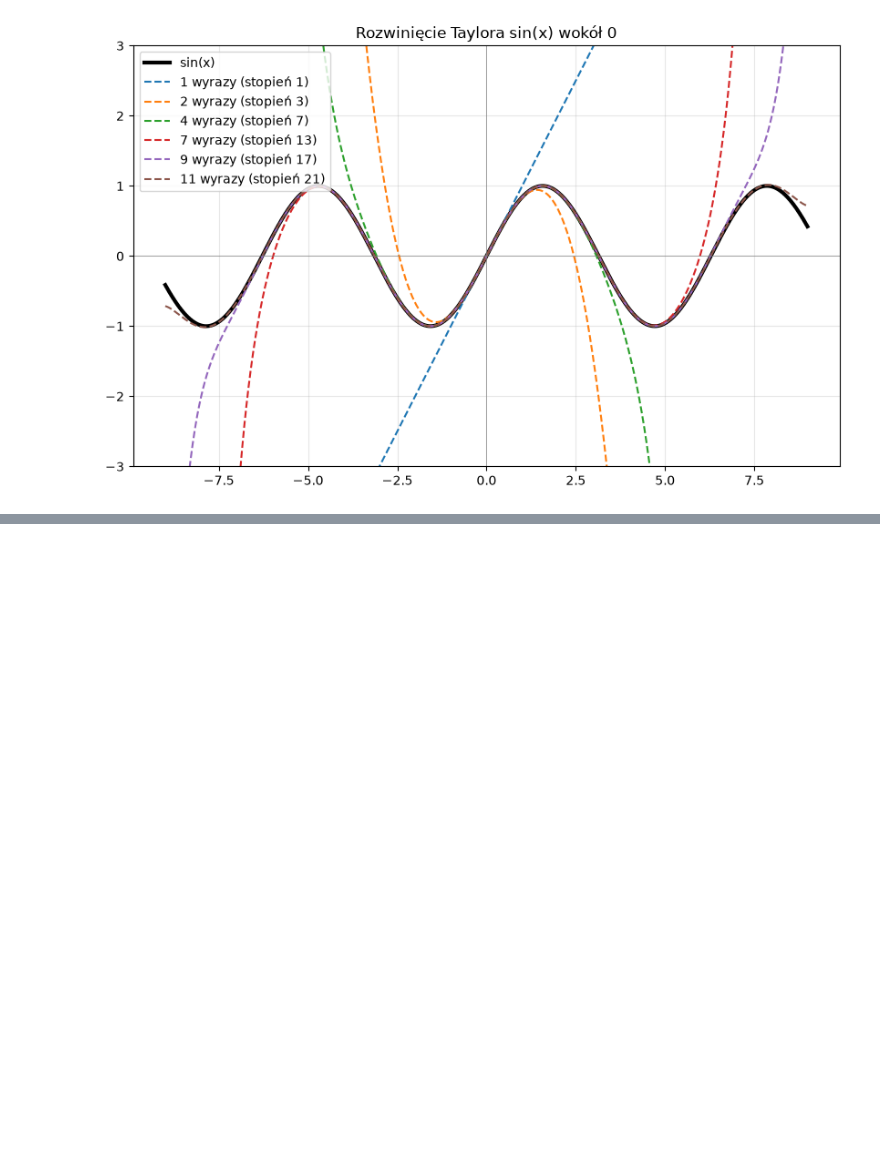
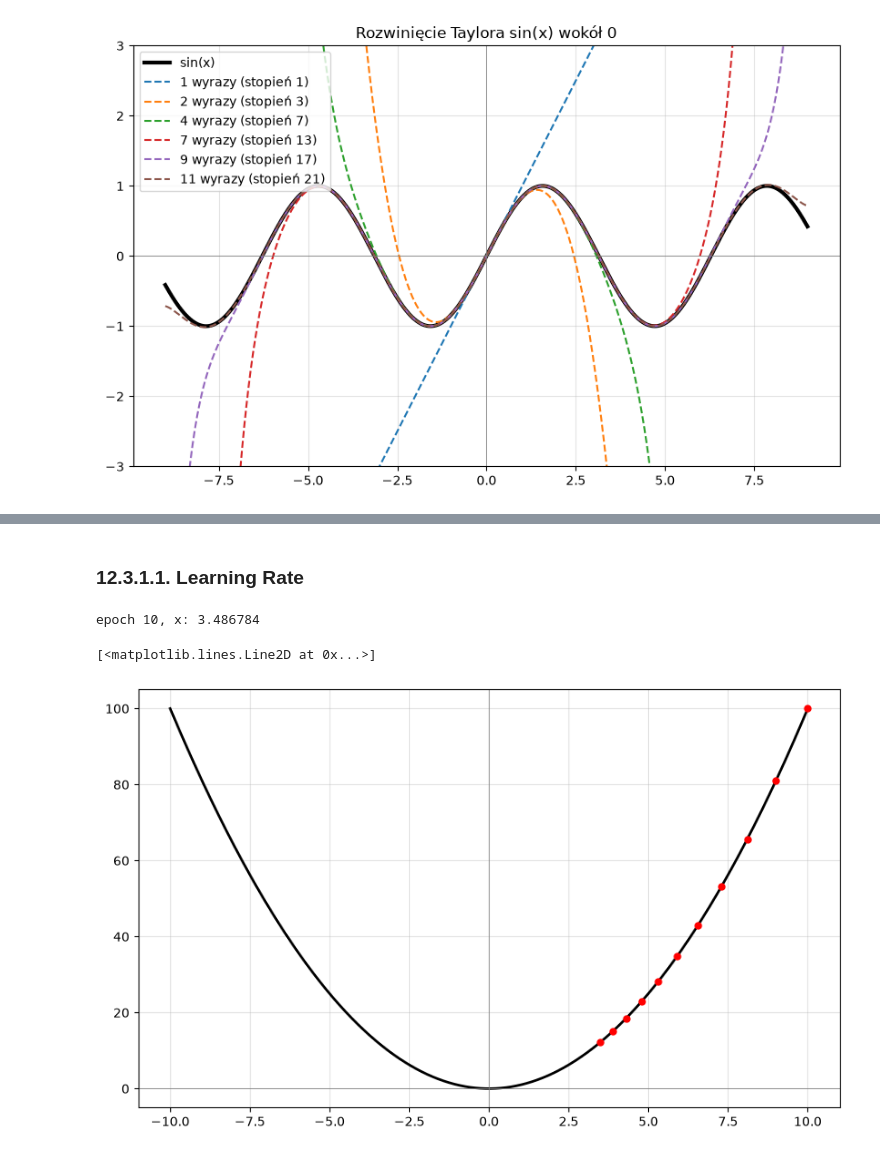
Before and after one commit to M4rselo/dl-forge, a Jupyter notebook: notebooks/12_3_Gradient_Descent.ipynb, the cells around one changed output, grey strips where cells are left out. Saved outputs shown, nothing was run; the diff lists cells and outputs as text; code cells hidden in the pictures; blank space fills up the shorter version.

```diff
--- a/notebooks/12_3_Gradient_Descent.ipynb
+++ b/notebooks/12_3_Gradient_Descent.ipynb
@@ -33,0 +98,17 @@ plt.show()
+# %% [markdown]
+### 12.3.1.1. Learning Rate
+# %%
+results = gd(0.05, f_grad)
+
+x_vals = np.arange(-10, 10, 0.01)
+y_vals = np.array(x_vals**2)
+plt.figure(figsize=(10, 6))
+plt.plot(x_vals, y_vals, 'k', lw=2, label='x^2')
+plt.axvline(0, color='gray', lw=0.6)
+plt.axhline(0, color='gray', lw=0.6)
+plt.grid(alpha=0.35)
+plt.plot(results, [f(x) for x in results], '.', ms=10, color='red')
+# %% [output]
+epoch 10, x: 3.486784
+[<matplotlib.lines.Line2D at 0x...>]
+[figure, added]
```
Also changed, not shown: parts of 10 cells of this notebook, 1 other file.
